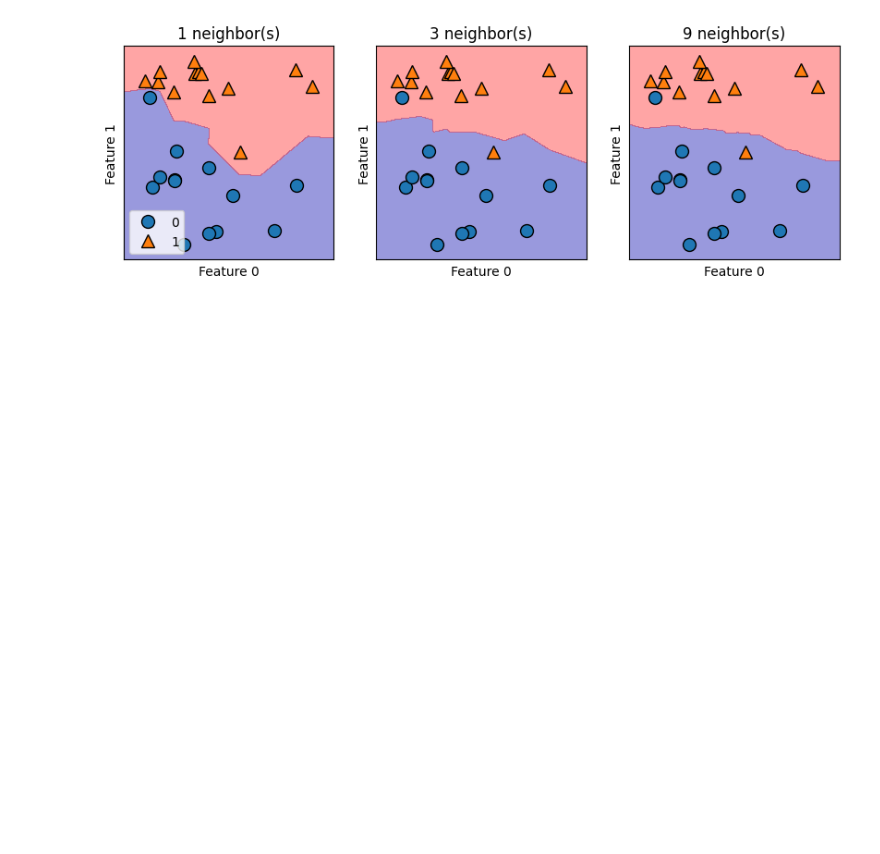
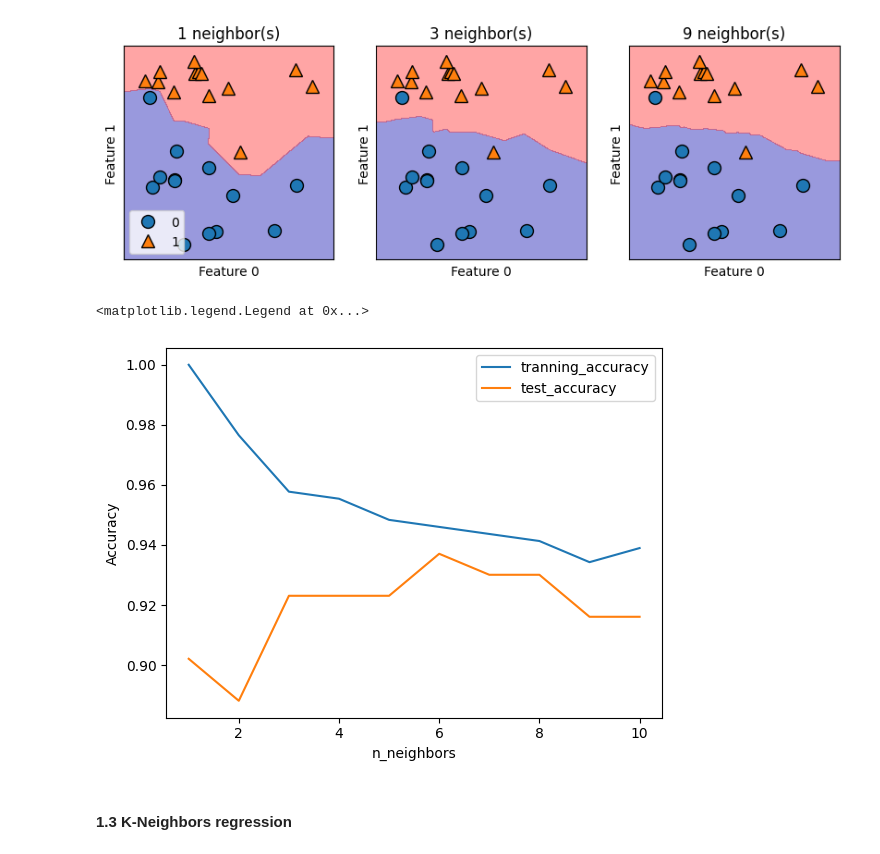
Before and after one commit to Nirajjj11/ml_learning, a Jupyter notebook: supervised_learning/supervised_ml.ipynb, the cells around one changed output. Saved outputs shown, nothing was run; the diff lists cells and outputs as text; code cells hidden in the pictures; blank space fills up the shorter version.

```diff
--- a/supervised_learning/supervised_ml.ipynb
+++ b/supervised_learning/supervised_ml.ipynb
@@ -131,3 +178,44 @@ axes[0].legend(loc=3)
 # %% [output]
 <matplotlib.legend.Legend at 0x...>
 [figure]
+# %%
+# breast_cancer data set
+from sklearn.datasets import load_breast_cancer
+from sklearn.model_selection import train_test_split
+from sklearn.neighbors import KNeighborsClassifier
+import matplotlib.pyplot as plt
+
+
+cancer = load_breast_cancer()
+
+X_train, X_test, y_train , y_test = train_test_split(cancer.data, cancer.target, stratify=cancer.target, random_state=66)
+
+tranning_accuracy = []
+test_accuracy = []
+
+# try n_neighbors from 1 to 11
+
+neighbors_setting  = range(1,11)
+for n_neighbors in neighbors_setting:
+    # built the model
+    clf = KNeighborsClassifier(n_neighbors=n_neighbors)
+    clf.fit(X_train,y_train)
+
+    # record the training set accuracy
+    tranning_accuracy.append(clf.score(X_train, y_train))
+
+    # record the generalization accuracy
+    test_accuracy.append(clf.score(X_test, y_test))
+
+# now Plotting
+
+plt.plot(neighbors_setting, tranning_accuracy,label="tranning_accuracy")
+plt.plot(neighbors_setting, test_accuracy, label="test_accuracy")
+plt.ylabel("Accuracy")
+plt.xlabel("n_neighbors")
+plt.legend()
+# %% [output]
+<matplotlib.legend.Legend at 0x...>
+[figure, added]
+# %% [markdown]
+#### 1.3 K-Neighbors regression
```
Also changed, not shown: parts of 13 cells of this notebook, 1 other file.
